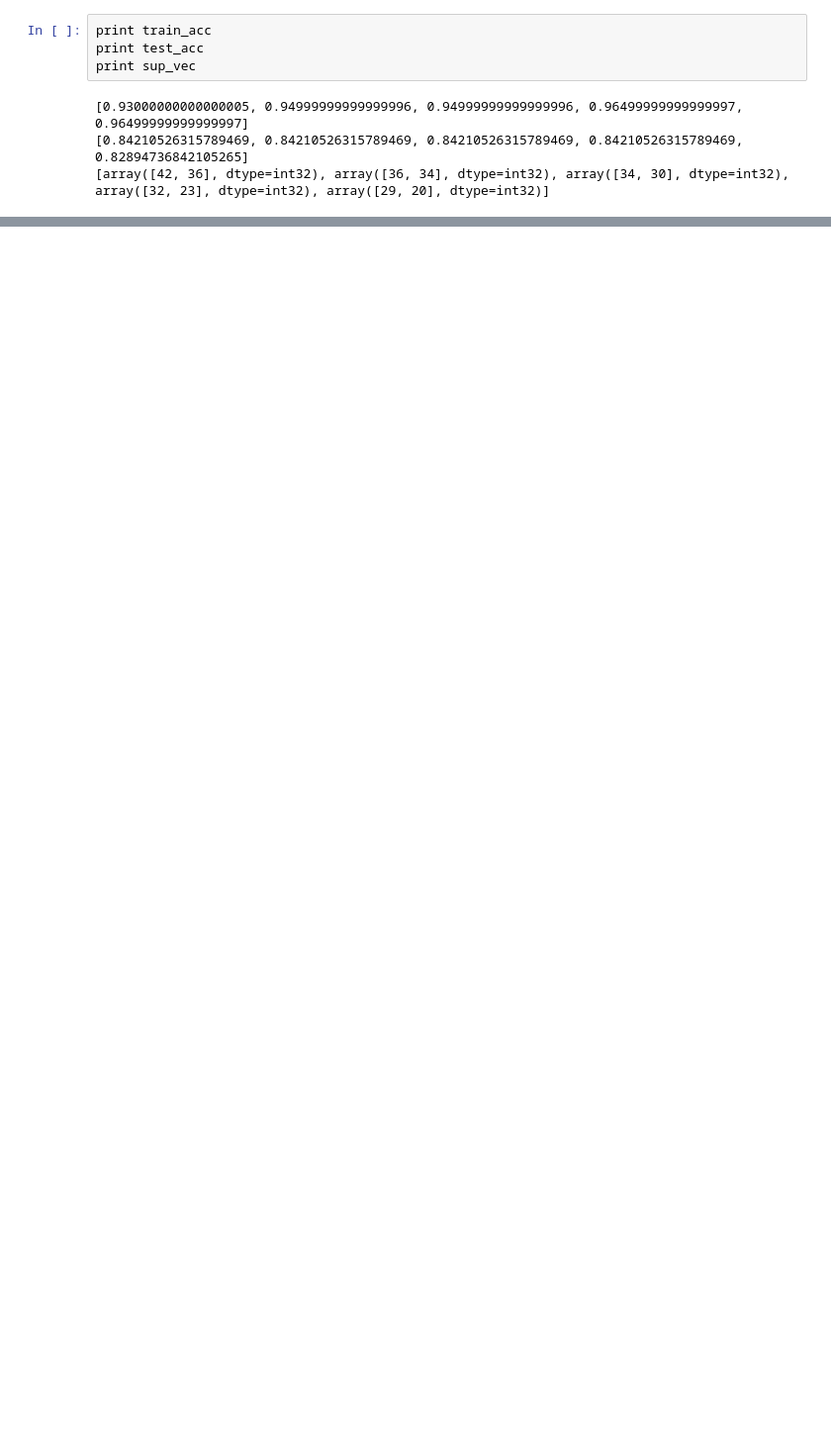
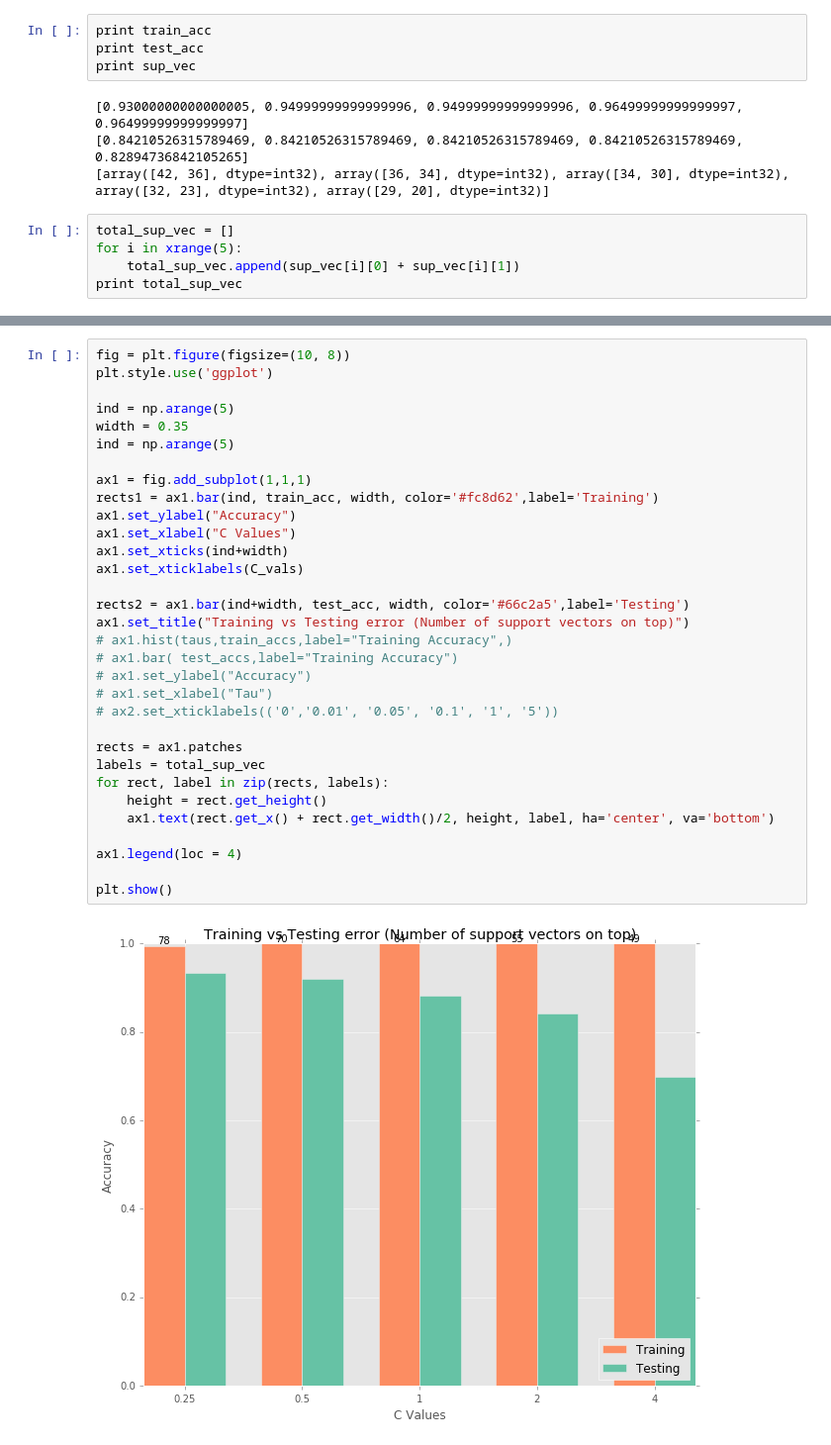
Before and after one commit to rsibi/Machine-Learning, a Jupyter notebook: 2_lm_opt/svm_Q3.ipynb, the cells around one changed output, grey strips where cells are left out. Shown at 99% size. Cells and saved outputs as stored; diff of their text form; blank space fills up the shorter version.

Commit message:
Plots made for Q2 and Q3

```diff
--- a/2_lm_opt/svm_Q3.ipynb
+++ b/2_lm_opt/svm_Q3.ipynb
@@ -48,3 +45,8 @@ print sup_vec
 [0.93000000000000005, 0.94999999999999996, 0.94999999999999996, 0.96499999999999997, 0.96499999999999997]
 [0.84210526315789469, 0.84210526315789469, 0.84210526315789469, 0.84210526315789469, 0.82894736842105265]
 [array([42, 36], dtype=int32), array([36, 34], dtype=int32), array([34, 30], dtype=int32), array([32, 23], dtype=int32), array([29, 20], dtype=int32)]
+# %%
+total_sup_vec = []
+for i in xrange(5):
+    total_sup_vec.append(sup_vec[i][0] + sup_vec[i][1])
+print total_sup_vec
@@ -51,3 +60,37 @@ print sup_vec
+# %%
+fig = plt.figure(figsize=(10, 8))
+plt.style.use('ggplot')
+
+ind = np.arange(5)
+width = 0.35
+ind = np.arange(5)
+
+ax1 = fig.add_subplot(1,1,1)
+rects1 = ax1.bar(ind, train_acc, width, color='#fc8d62',label='Training')
+ax1.set_ylabel("Accuracy")
+ax1.set_xlabel("C Values")
+ax1.set_xticks(ind+width)
+ax1.set_xticklabels(C_vals)
+
+rects2 = ax1.bar(ind+width, test_acc, width, color='#66c2a5',label='Testing')
+ax1.set_title("Training vs Testing error (Number of support vectors on top)")
+# ax1.hist(taus,train_accs,label="Training Accuracy",)
+# ax1.bar( test_accs,label="Training Accuracy")
+# ax1.set_ylabel("Accuracy")
+# ax1.set_xlabel("Tau")
+# ax2.set_xticklabels(('0','0.01', '0.05', '0.1', '1', '5'))
+
+rects = ax1.patches
+labels = total_sup_vec
+for rect, label in zip(rects, labels):
+    height = rect.get_height()
+    ax1.text(rect.get_x() + rect.get_width()/2, height, label, ha='center', va='bottom')
+
+ax1.legend(loc = 4)
+
+plt.show()
+# %% [output]
+[figure, added]
 # %%
 #  class sklearn.svm.SVC(C=1.0, kernel='rbf', degree=3, gamma='auto',
 #                        coef0=0.0, shrinking=True, probability=False, tol=0.001,
```
Also changed, not shown: parts of 9 cells of this notebook.
